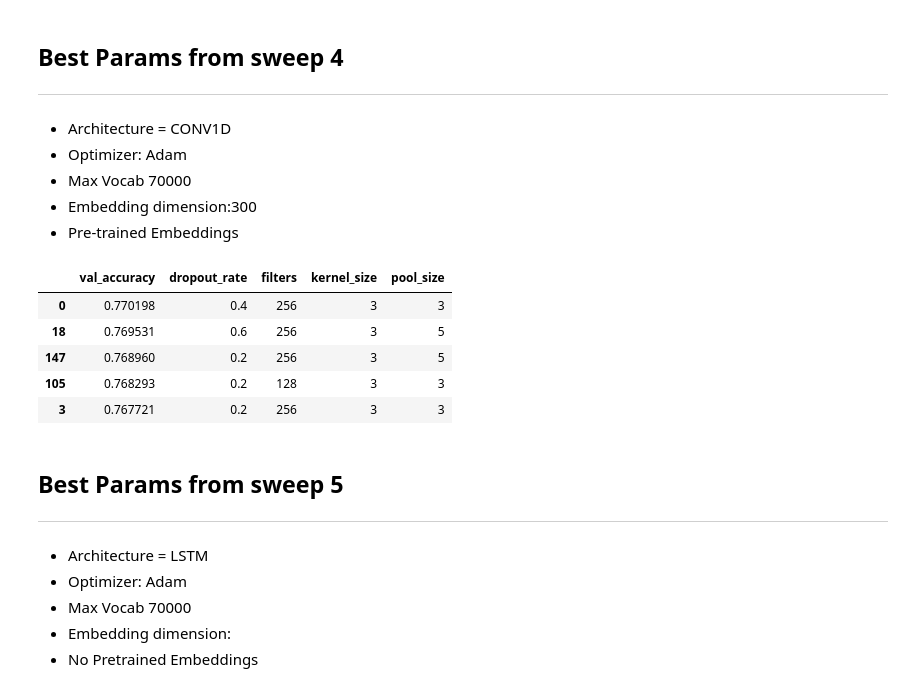
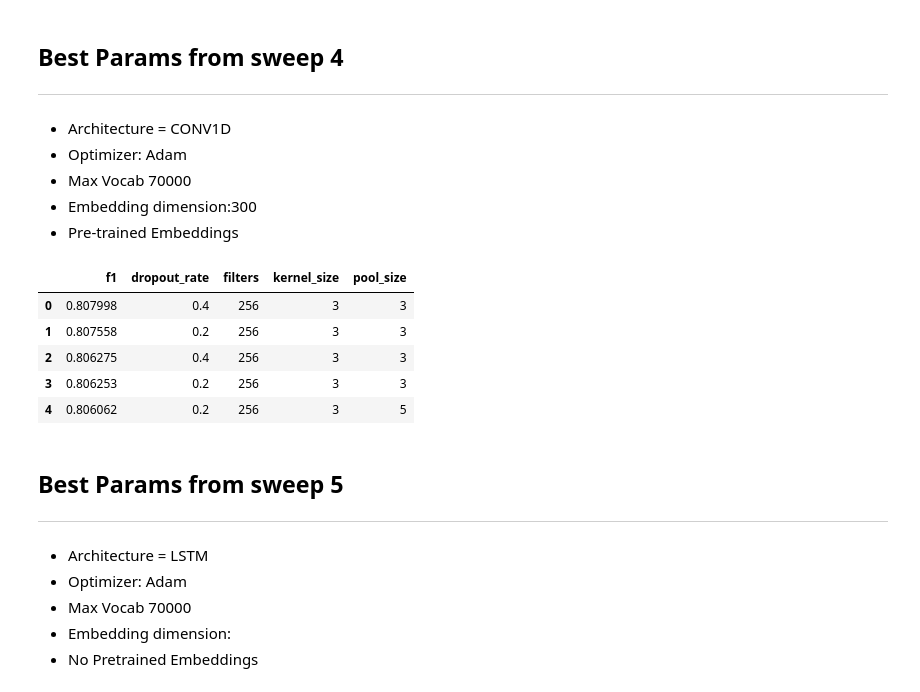
Before and after one commit to jacobh310/food_nlp, a Jupyter notebook: data_cleaning_exploration_model_building/Model Building_V2.ipynb, the cells around one changed output. Saved outputs shown, nothing was run; the diff lists cells and outputs as text; code cells hidden in the pictures.

```diff
--- a/data_cleaning_exploration_model_building/Model Building_V2.ipynb
+++ b/data_cleaning_exploration_model_building/Model Building_V2.ipynb
@@ -683,14 +683,14 @@ sweep3[['val_accuracy','learning_rate','dropout_rate','embed_dim','dense_units']
 - Embedding dimension:300
 - Pre-trained Embeddings
 # %%
-sweep4[['val_accuracy','dropout_rate','filters','kernel_size','pool_size']].sort_values('val_accuracy', ascending=False).head()
+sweep4[['f1','dropout_rate','filters','kernel_size','pool_size']].sort_values('f1', ascending=False).head()
 # %% [output]
-|  | val_accuracy | dropout_rate | filters | kernel_size | pool_size |
-| 0 | 0.770198 | 0.4 | 256 | 3 | 3 |
-| 18 | 0.769531 | 0.6 | 256 | 3 | 5 |
-| 147 | 0.768960 | 0.2 | 256 | 3 | 5 |
-| 105 | 0.768293 | 0.2 | 128 | 3 | 3 |
-| 3 | 0.767721 | 0.2 | 256 | 3 | 3 |
+|  | f1 | dropout_rate | filters | kernel_size | pool_size |
+| 0 | 0.807998 | 0.4 | 256 | 3 | 3 |
+| 1 | 0.807558 | 0.2 | 256 | 3 | 3 |
+| 2 | 0.806275 | 0.4 | 256 | 3 | 3 |
+| 3 | 0.806253 | 0.2 | 256 | 3 | 3 |
+| 4 | 0.806062 | 0.2 | 256 | 3 | 5 |
 # %% [markdown]
 ## Best Params from sweep 5
 ---
```
Also changed, not shown: parts of 5 cells of this notebook, 8 other files.
